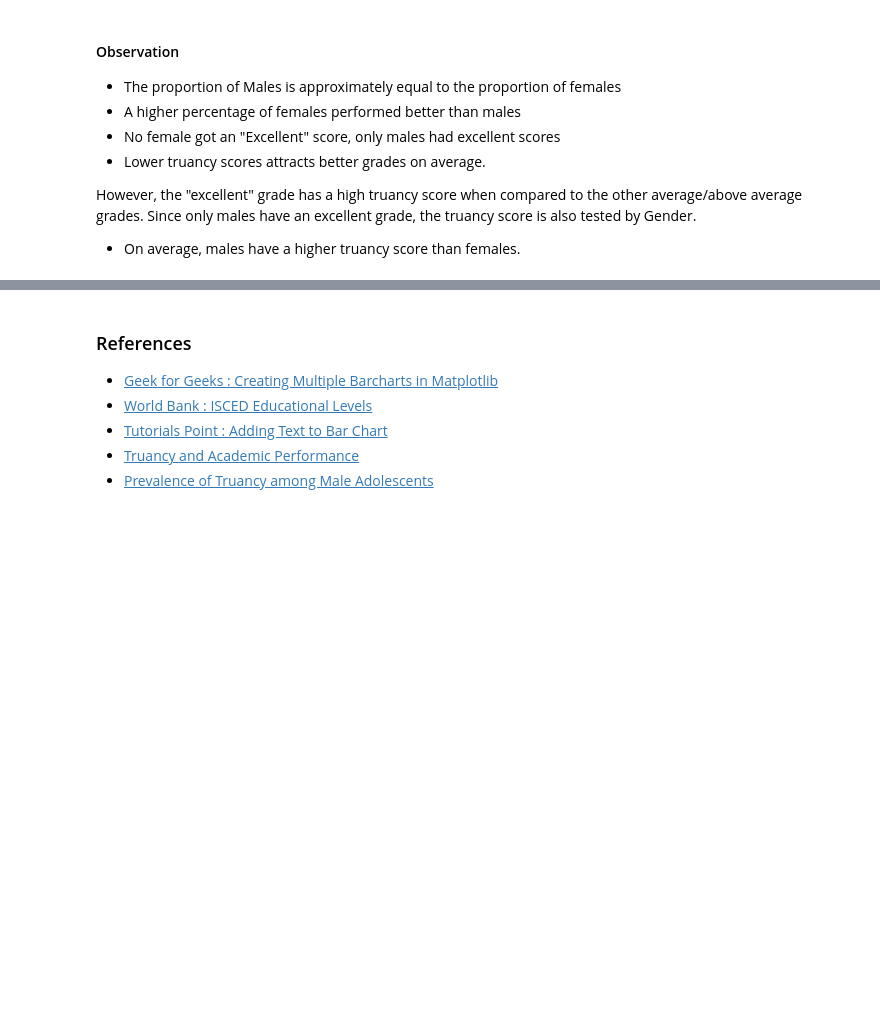
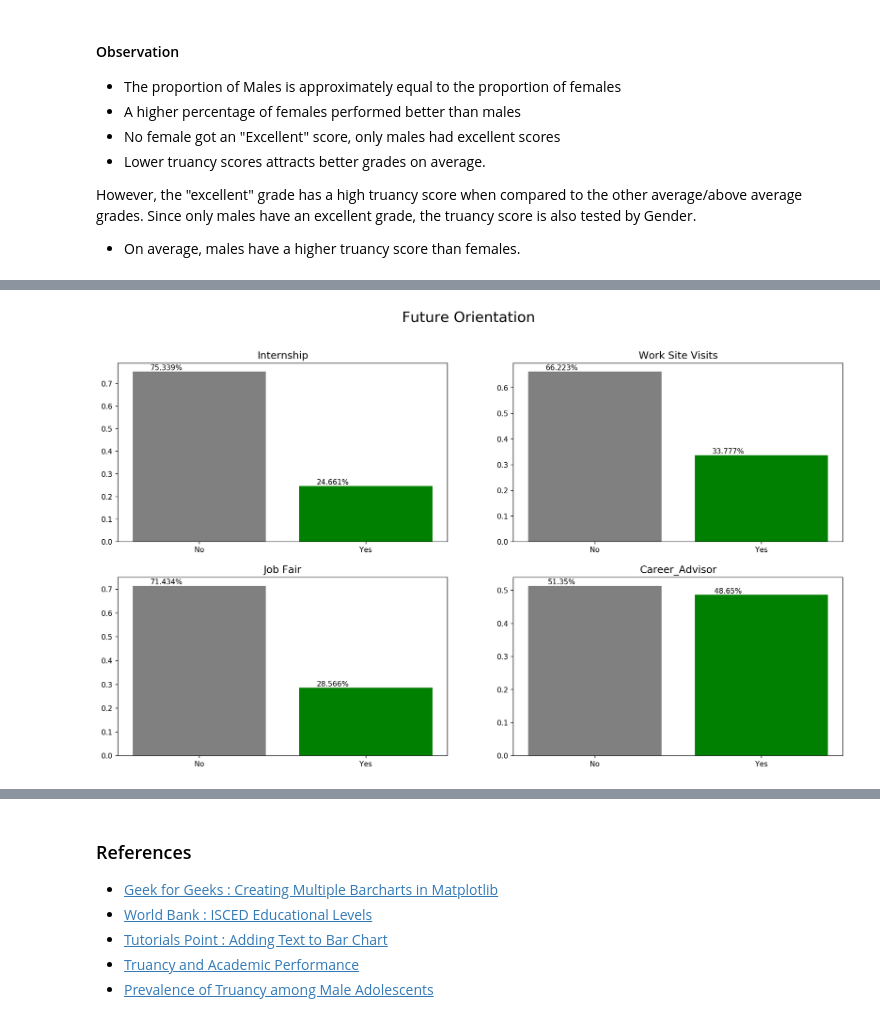
Before and after one commit to awojidetola/Udacity-Data-Analysis-ND, a Jupyter notebook: PISA 2012 Analysis/Combination 1.ipynb, the cells around one changed output, grey strips where cells are left out. Drawn from its saved outputs; the diff is of its cells as text; code cells hidden in the pictures; blank space fills up the shorter version.

```diff
--- a/PISA 2012 Analysis/Combination 1.ipynb
+++ b/PISA 2012 Analysis/Combination 1.ipynb
@@ -424,0 +510,24 @@ However, the "excellent" grade has a high truancy score when compared to the oth
+# %%
+future_orientation['Career_Advisor'] = pd.Series([])
+future_orientation.Career_Advisor[(future_orientation['Career Advisor-School'] == 'Yes') | (future_orientation['Career Advisor-Outside'] == 'Yes')] ='Yes'
+future_orientation.Career_Advisor = future_orientation.Career_Advisor.fillna('No')
+
+future_orientation.replace({'No, never':'No'}, regex=True, inplace=True)
+future_orientation = future_orientation.drop(['Career Advisor-School', 'Career Advisor-Outside'],1)
+# %%
+fig, ax = plt.subplots(2,2, figsize=(18,10), dpi=150)
+
+def plot_bar (axis,variable):
+    plot_a = axis.bar(future_orientation[variable].value_counts([0]).sort_index().index,
+            future_orientation[variable].value_counts([0]).sort_index().values,
+            color=['grey','green'])
+    axis.set_title(variable, fontsize=14)
+    add_text_percent(plot_a, axis)
+
+plot_bar(ax[0][0], 'Internship')
+plot_bar(ax[0][1], 'Work Site Visits')
+plot_bar(ax[1][0], 'Job Fair')
+plot_bar(ax[1][1], 'Career_Advisor')
+plt.suptitle("Figure 12 : Future Orientation", fontsize=20);
+# %% [output]
+[figure, added]
```
Also changed, not shown: parts of 19 cells of this notebook.
